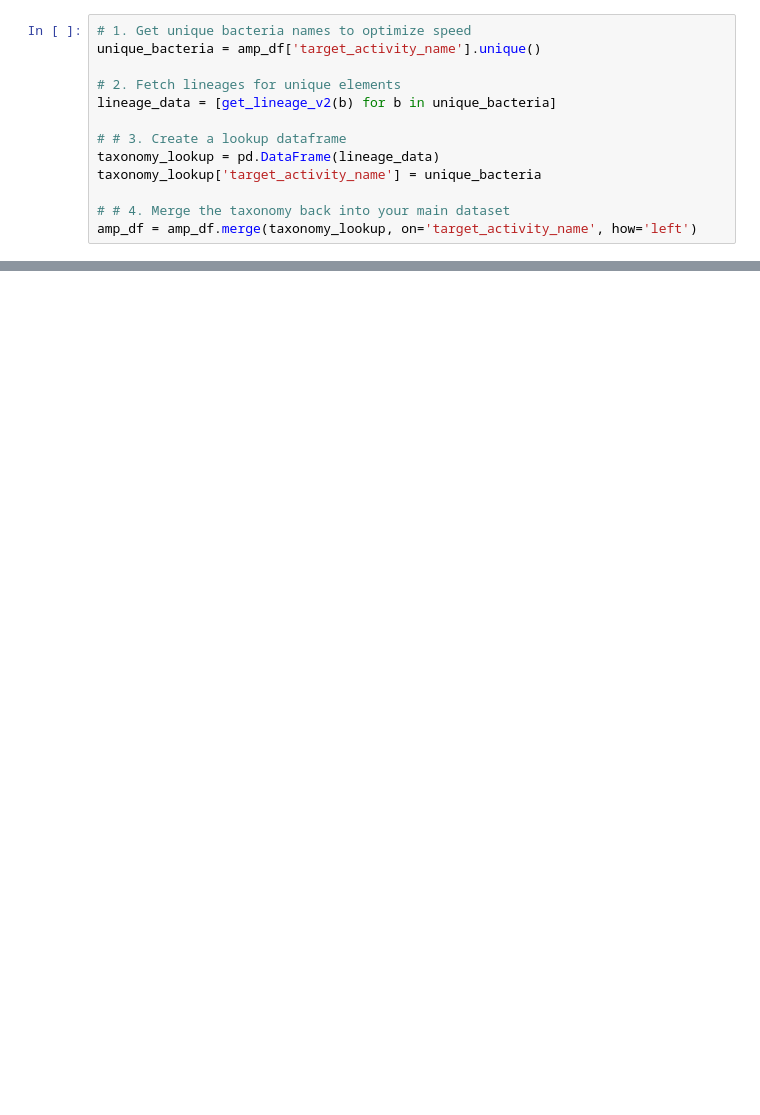
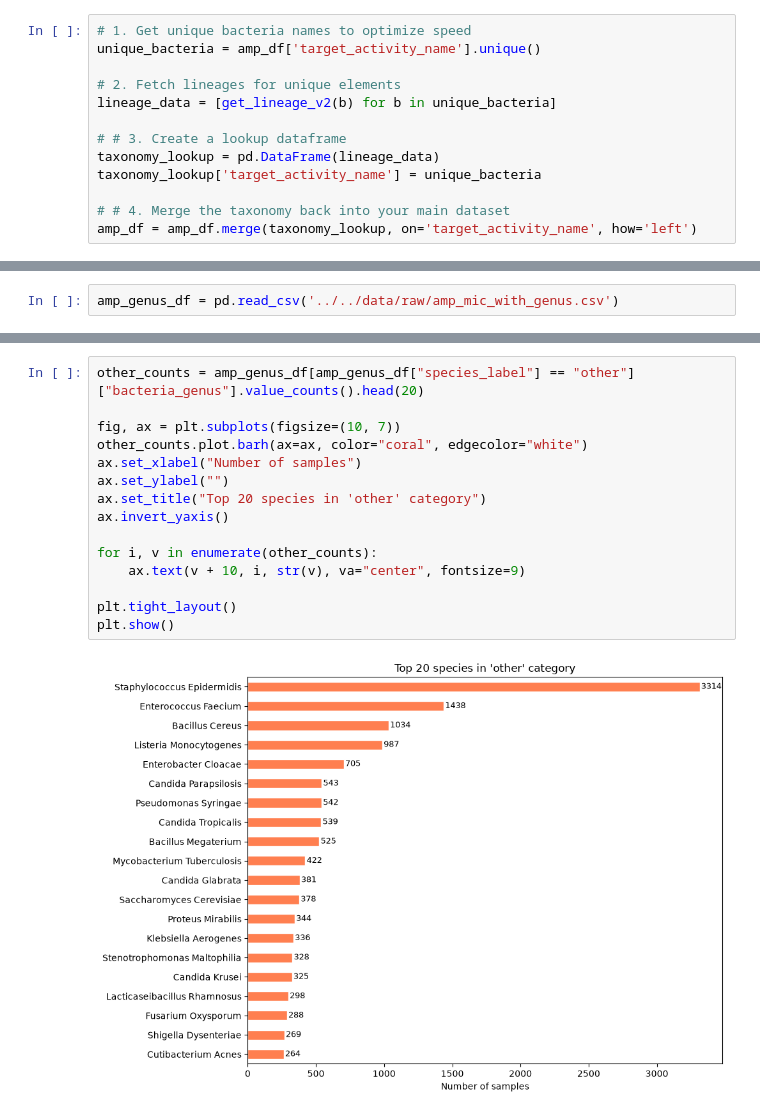
Before and after one commit to nmach22/amp-prediction, a Jupyter notebook: notebooks/01_eda/bacteria_classiffication.ipynb, the cells around one changed output, grey strips where cells are left out. Saved outputs shown, nothing was run; the diff lists cells and outputs as text; blank space fills up the shorter version.

```diff
--- a/notebooks/01_eda/bacteria_classiffication.ipynb
+++ b/notebooks/01_eda/bacteria_classiffication.ipynb
@@ -221,0 +211,2 @@ array([1])
+# %%
+amp_genus_df = pd.read_csv('../../data/raw/amp_mic_with_genus.csv')
@@ -221,0 +324,17 @@ array([1])
+# %%
+other_counts = amp_genus_df[amp_genus_df["species_label"] == "other"]["bacteria_genus"].value_counts().head(20)
+
+fig, ax = plt.subplots(figsize=(10, 7))
+other_counts.plot.barh(ax=ax, color="coral", edgecolor="white")
+ax.set_xlabel("Number of samples")
+ax.set_ylabel("")
+ax.set_title("Top 20 species in 'other' category")
+ax.invert_yaxis()
+
+for i, v in enumerate(other_counts):
+    ax.text(v + 10, i, str(v), va="center", fontsize=9)
+
+plt.tight_layout()
+plt.show()
+# %% [output]
+[figure, added]
```
Also changed, not shown: parts of 23 cells of this notebook, 9 other files.
